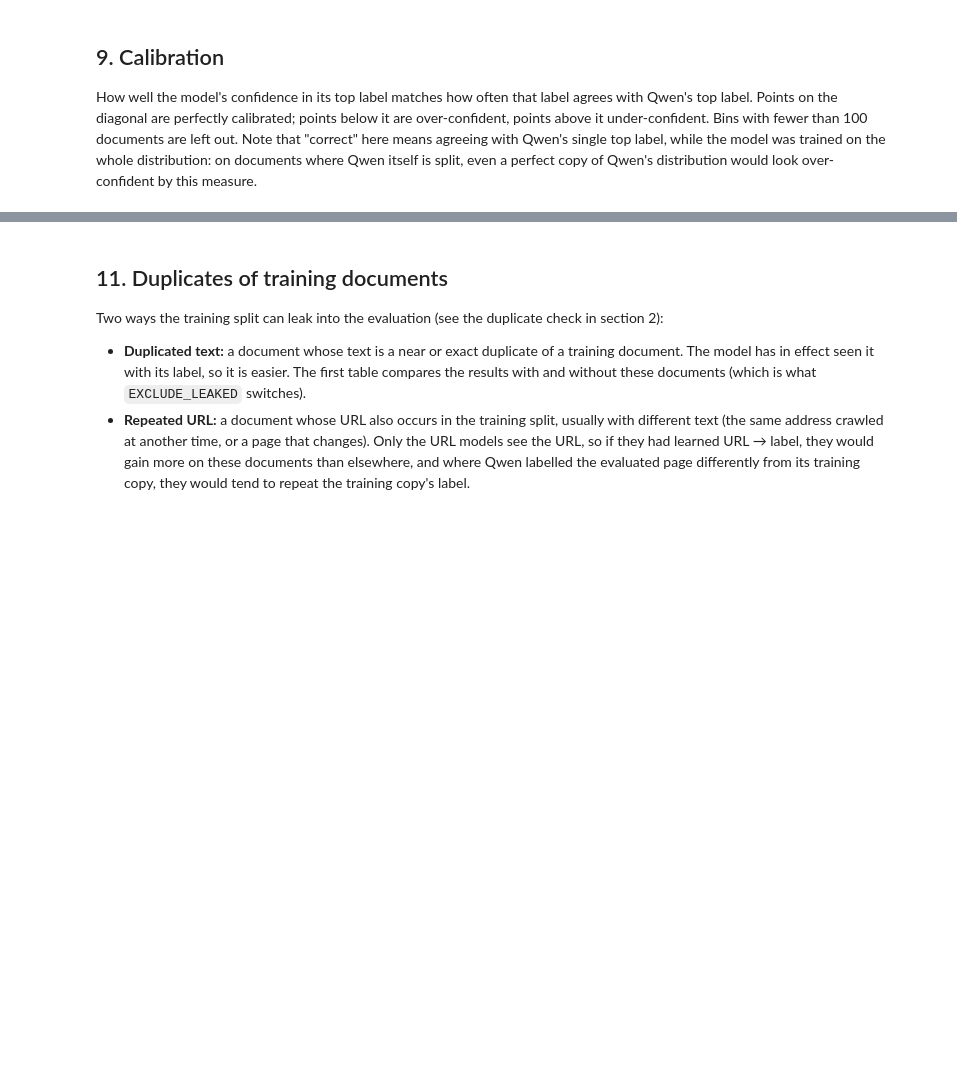
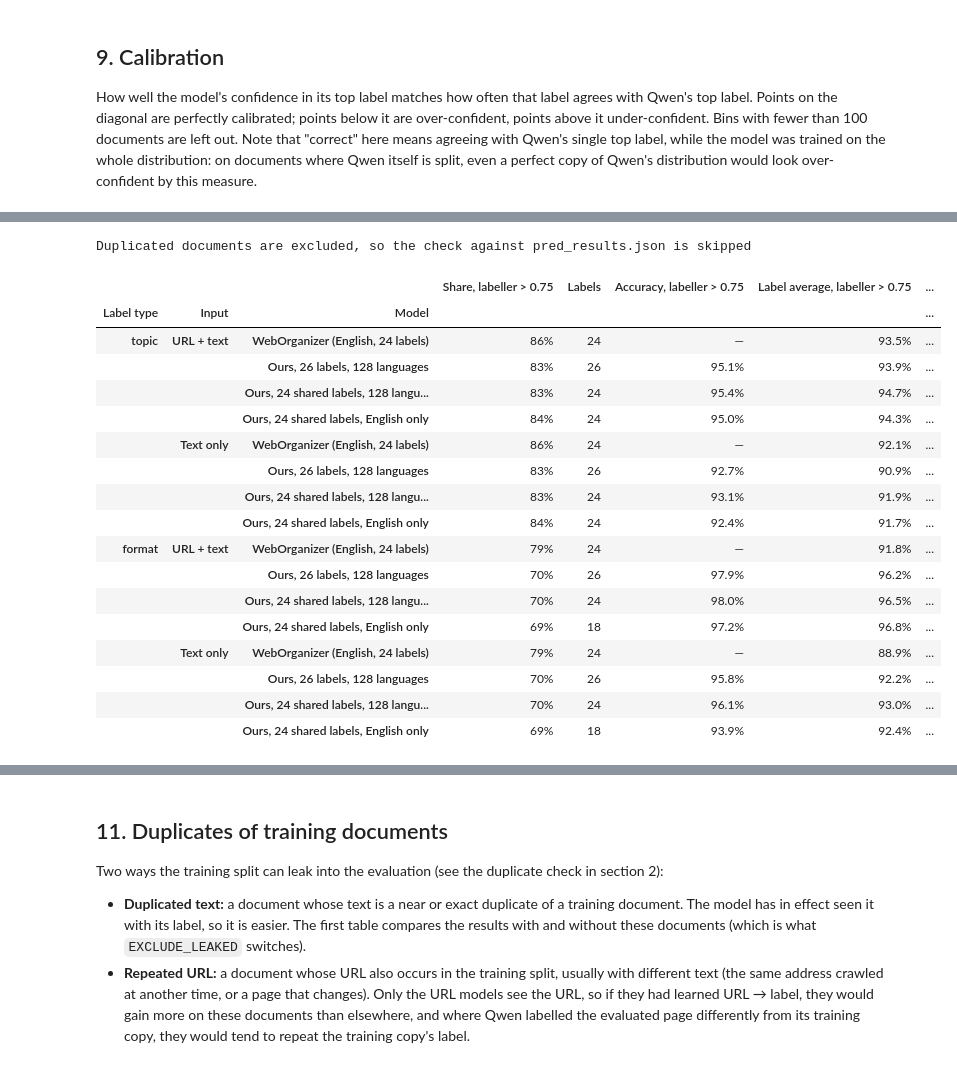
Before and after one commit to TurkuNLP/MultilingualWebOrganizer, a Jupyter notebook: notebooks/classifier_final.ipynb, the cells around one changed output, grey strips where cells are left out. Drawn from its saved outputs; the diff is of its cells as text; code cells hidden in the pictures; blank space fills up the shorter version.

Commit message:
Updated results

```diff
--- a/notebooks/classifier_final.ipynb
+++ b/notebooks/classifier_final.ipynb
@@ -950,38 +1116,58 @@ for label_type in LABEL_TYPES:
                                            min_support=MIN_SUPPORT_ENGLISH)
         english.update({"Worst label": np.nan, "Worst low": np.nan, "Worst high": np.nan, "Worst label name": ""})
         rows[label_type, VARIANT_NAMES[variant], "Ours, 24 shared labels, English only"] = english
 COMPARISON = pd.DataFrame.from_dict(rows, orient="index")
 COMPARISON.index.names = ["Label type", "Input", "Model"]
 
 # The 26-label values must equal finetune.py's own conf75 metrics in pred_results.json
 # (which covers all documents, so only without EXCLUDE_LEAKED).
 for label_type in (LABEL_TYPES if not EXCLUDE_LEAKED else ()):
     for variant in VARIANTS:
         saved = json.loads((prediction_dir(label_type, variant) / "pred_results.json").read_text(encoding="utf-8"))
         mine = COMPARISON.loc[(label_type, VARIANT_NAMES[variant], "Ours, 26 labels, 128 languages")]
         for key, column in (("test_accuracy_label_average_conf75", "Label average"),
                             ("test_accuracy_label_min_conf75", "Worst label")):
             if abs(saved[key] - mine[column]) > 1e-6:
                 raise ValueError(f"{label_type}/{variant}: {column} {mine[column]} here, {key} {saved[key]} saved")
 print("The 26-label values match accuracy_label_average_conf75 and accuracy_label_min_conf75 in pred_results.json"
       if not EXCLUDE_LEAKED else "Duplicated documents are excluded, so the check against pred_results.json is skipped")
 
 
 def interval(low: float, high: float) -> str:
     return "" if pd.isna(low) else f"{low:.1%}–{high:.1%}"
 
 
 shown = pd.DataFrame({
-    "Confident share": COMPARISON["Confident share"],
+    "Share, labeller > 0.75": COMPARISON["Confident share"],
     "Labels": COMPARISON["Labels"],
-    "Accuracy": COMPARISON["Accuracy"],
-    "Label average": COMPARISON["Label average"],
+    "Accuracy, labeller > 0.75": COMPARISON["Accuracy"],
+    "Label average, labeller > 0.75": COMPARISON["Label average"],
     "95% interval": [interval(*pair) for pair in zip(COMPARISON["Average low"], COMPARISON["Average high"])],
-    "Worst label": COMPARISON["Worst label"],
+    "Worst label, labeller > 0.75": COMPARISON["Worst label"],
     "95% interval ": [interval(*pair) for pair in zip(COMPARISON["Worst low"], COMPARISON["Worst high"])],
-    "Worst label (confident documents)": COMPARISON["Worst label name"].fillna(""),
+    "Worst label name": COMPARISON["Worst label name"].fillna(""),
 })
-display(shown.style.format({"Confident share": "{:.0%}", "Accuracy": "{:.1%}", "Label average": "{:.1%}", "Worst label": "{:.1%}",
+display(shown.style.format({"Share, labeller > 0.75": "{:.0%}", "Accuracy, labeller > 0.75": "{:.1%}", "Label average, labeller > 0.75": "{:.1%}", "Worst label, labeller > 0.75": "{:.1%}",
                             "Labels": "{:.0f}"}, na_rep="—"))
+# %% [output]
+Duplicated documents are excluded, so the check against pred_results.json is skipped
+|  |  |  | Share, labeller > 0.75 | Labels | Accuracy, labeller > 0.75 | Label average, labeller > 0.75 | ... |
+| Label type | Input | Model |  |  |  |  | ... |
+| topic | URL + text | WebOrganizer (English, 24 labels) | 86% | 24 | — | 93.5% | ... |
+|  |  | Ours, 26 labels, 128 languages | 83% | 26 | 95.1% | 93.9% | ... |
+|  |  | Ours, 24 shared labels, 128 langu... | 83% | 24 | 95.4% | 94.7% | ... |
+|  |  | Ours, 24 shared labels, English only | 84% | 24 | 95.0% | 94.3% | ... |
+|  | Text only | WebOrganizer (English, 24 labels) | 86% | 24 | — | 92.1% | ... |
+|  |  | Ours, 26 labels, 128 languages | 83% | 26 | 92.7% | 90.9% | ... |
+|  |  | Ours, 24 shared labels, 128 langu... | 83% | 24 | 93.1% | 91.9% | ... |
+|  |  | Ours, 24 shared labels, English only | 84% | 24 | 92.4% | 91.7% | ... |
+| format | URL + text | WebOrganizer (English, 24 labels) | 79% | 24 | — | 91.8% | ... |
+|  |  | Ours, 26 labels, 128 languages | 70% | 26 | 97.9% | 96.2% | ... |
+|  |  | Ours, 24 shared labels, 128 langu... | 70% | 24 | 98.0% | 96.5% | ... |
+|  |  | Ours, 24 shared labels, English only | 69% | 18 | 97.2% | 96.8% | ... |
+|  | Text only | WebOrganizer (English, 24 labels) | 79% | 24 | — | 88.9% | ... |
+|  |  | Ours, 26 labels, 128 languages | 70% | 26 | 95.8% | 92.2% | ... |
+|  |  | Ours, 24 shared labels, 128 langu... | 70% | 24 | 96.1% | 93.0% | ... |
+|  |  | Ours, 24 shared labels, English only | 69% | 18 | 93.9% | 92.4% | ... |
 # %% [markdown]
 The same comparison as a figure, for all 128 languages: label-average accuracy (filled) and
```
Also changed, not shown: parts of 26 cells of this notebook, 1 other file.
